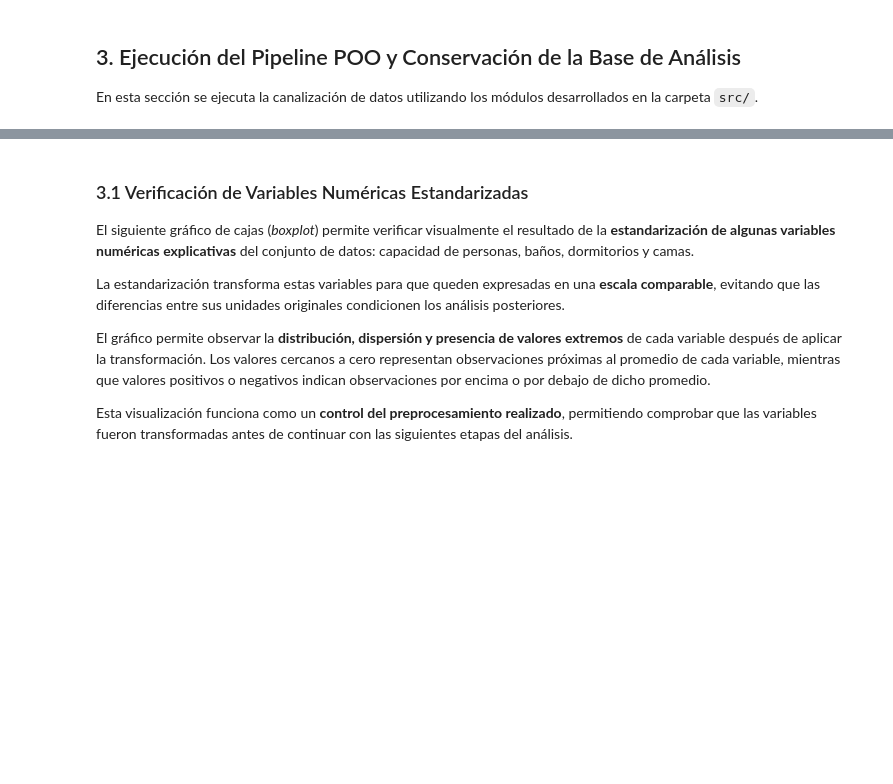
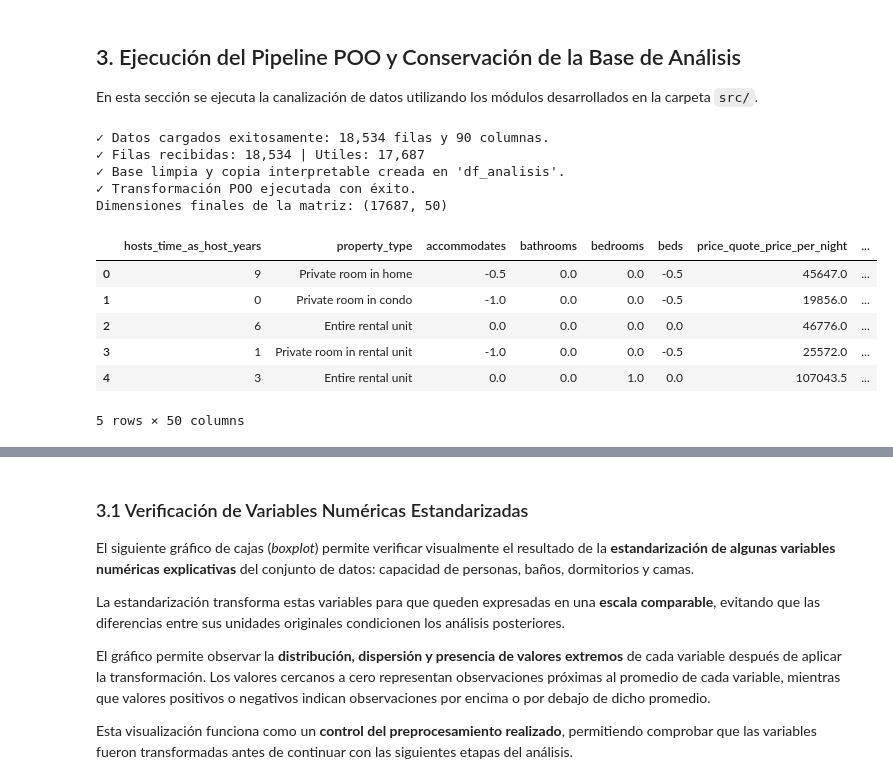
Before and after one commit to Alfredoabraham/proyecto-grupo3-mcdi500, a Jupyter notebook: F3/notebooks/F3_S02_POO_Airbnb_Grupo3_.ipynb, the cells around one changed output, grey strips where cells are left out. Cells and saved outputs as stored; diff of their text form; code cells hidden in the pictures; blank space fills up the shorter version.

```diff
--- a/F3/notebooks/F3_S02_POO_Airbnb_Grupo3_.ipynb
+++ b/F3/notebooks/F3_S02_POO_Airbnb_Grupo3_.ipynb
@@ -87,21 +89,6 @@ La clase siguiente mantiene los datos en `self.df`. Cada método cumple una func
 
 En esta sección se ejecuta la canalización de datos utilizando los módulos desarrollados en la carpeta `src/`.
 # %%
-import os
-import pandas as pd
-import numpy as np
-
-# Importar funciones y módulos POO desde src/
-from src.limpieza import LimpiadorAirbnb, preparar_filas
-from src.transformacion import (
-    Pipeline,
-    CodificadorNominal,
-    EscaladorFlexible,
-    ImputadorMediana,
-    EstrategiaRobust,
-    EstrategiaStandard
-)
-
 # 1. CARGA DEL ARCHIVO COMPRIMIDO listings.csv.gz
 
 RUTA_DATOS = os.path.join('..', '..', 'data', 'raw', 'listings.csv.gz')
@@ -120,30 +107,43 @@ print(f"✓ Filas recibidas: {informe_limpieza['filas_recibidas']:,} | Utiles: {
 
 # Paso B: Imputar nulos usando .ajustar_transformar
 limpiador = LimpiadorAirbnb()
 df_limpio = limpiador.ajustar_transformar(df_seleccion)
 
 # Guardar copia interpretable para análisis descriptivo
 df_analisis = df_limpio.copy()
 print("✓ Base limpia y copia interpretable creada en 'df_analisis'.")
 
 
 # 3. DEFINICIÓN Y EJECUCIÓN DE PIPELINE POO DE TRANSFORMACIÓN
 pasos_pipeline = [
     # Codificación de variables categóricas
     CodificadorNominal(columna='neighbourhood_cleansed', prefijo='comuna'),
     CodificadorNominal(columna='room_type', prefijo='habitacion'),
 
     # Escalamiento de variables explicativas numéricas con el patrón Strategy
     EscaladorFlexible(
         columnas=['accommodates', 'bedrooms', 'beds', 'bathrooms'],
         estrategia=EstrategiaRobust()
     )
 ]
 
 # Crear y ejecutar el Pipeline
 pipeline = Pipeline(pasos=pasos_pipeline)
 df_transformado = pipeline.ejecutar(df_limpio)
 
 print("✓ Transformación POO ejecutada con éxito.")
 print(f"Dimensiones finales de la matriz: {df_transformado.shape}")
 df_transformado.head()
+# %% [output]
+✓ Datos cargados exitosamente: 18,534 filas y 90 columnas.
+✓ Filas recibidas: 18,534 | Utiles: 17,687
+✓ Base limpia y copia interpretable creada en 'df_analisis'.
+✓ Transformación POO ejecutada con éxito.
+Dimensiones finales de la matriz: (17687, 50)
+|  | hosts_time_as_host_years | property_type | accommodates | bathrooms | bedrooms | beds | price_quote_price_per_night | ... |
+| 0 | 9 | Private room in home | -0.5 | 0.0 | 0.0 | -0.5 | 45647.0 | ... |
+| 1 | 0 | Private room in condo | -1.0 | 0.0 | 0.0 | -0.5 | 19856.0 | ... |
+| 2 | 6 | Entire rental unit | 0.0 | 0.0 | 0.0 | 0.0 | 46776.0 | ... |
+| 3 | 1 | Private room in rental unit | -1.0 | 0.0 | 0.0 | -0.5 | 25572.0 | ... |
+| 4 | 3 | Entire rental unit | 0.0 | 0.0 | 1.0 | 0.0 | 107043.5 | ... |
+5 rows × 50 columns
```
Also changed, not shown: parts of 12 cells of this notebook.
